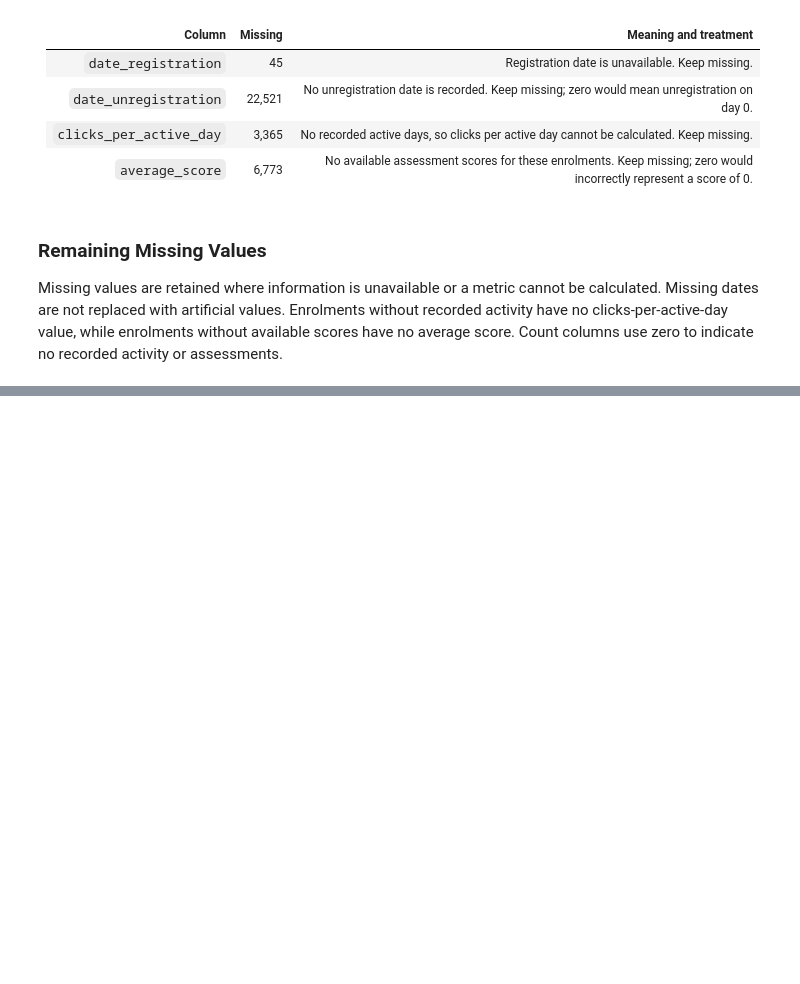
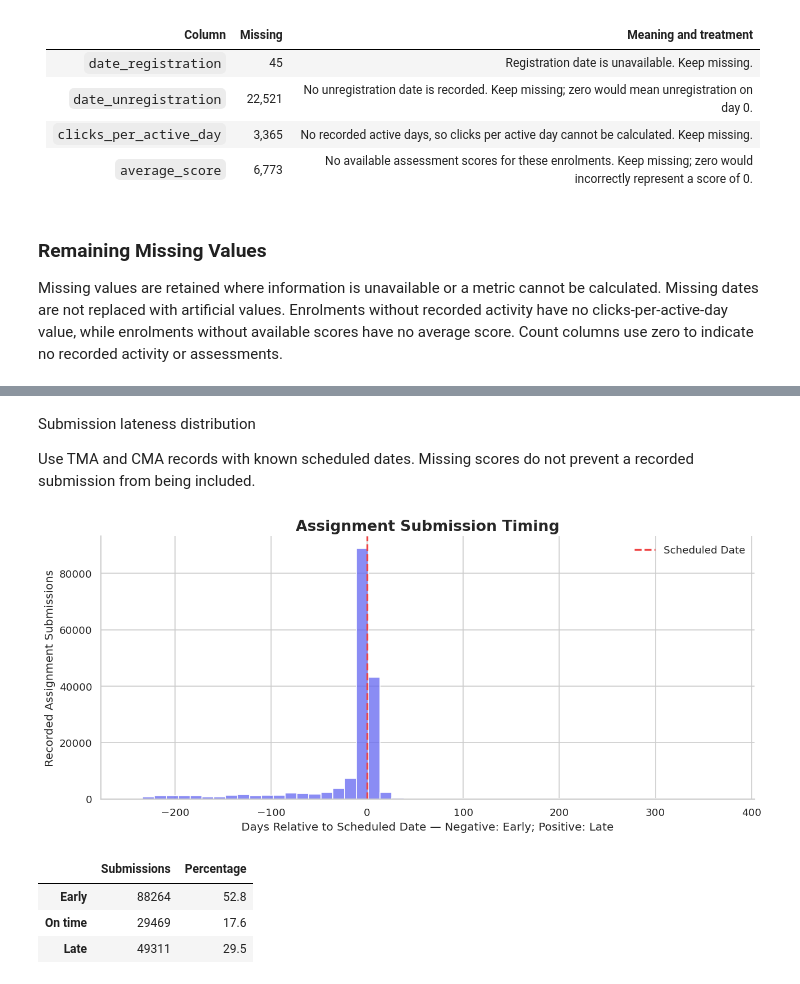
Before and after one commit to SruthiGS-Gito/sar-ai-early-warning-intervention-recommender, a Jupyter notebook: notebooks/student-academic-risk.ipynb, the cells around one changed output, grey strips where cells are left out. Drawn from its saved outputs; the diff is of its cells as text; code cells hidden in the pictures; blank space fills up the shorter version.

```diff
--- a/notebooks/student-academic-risk.ipynb
+++ b/notebooks/student-academic-risk.ipynb
@@ -622,0 +861,57 @@ Count columns use zero to indicate no recorded activity or assessments.
+# %% [markdown]
+Submission lateness distribution
+
+Use TMA and CMA records with known scheduled dates. Missing scores do not prevent a recorded submission from being included.
+# %%
+# Select assignments with known submission and scheduled dates
+timing = assessment_eda[
+    assessment_eda["assessment_type"].isin(["TMA", "CMA"])
+].dropna(subset=["lateness_days"])
+
+fig, ax = plt.subplots(figsize=(11, 5))
+
+sns.histplot(
+    data=timing,
+    x="lateness_days",
+    bins=50,
+    color="#6366F1",
+    edgecolor="white",
+    ax=ax
+)
+
+ax.axvline(
+    0,
+    color="#EF4444",
+    linestyle="--",
+    linewidth=2,
+    label="Scheduled Date"
+)
+
+ax.set_title("Assignment Submission Timing")
+ax.set_xlabel("Days Relative to Scheduled Date — Negative: Early; Positive: Late")
+ax.set_ylabel("Recorded Assignment Submissions")
+ax.legend(frameon=False)
+
+plt.tight_layout()
+plt.savefig("/kaggle/working/submission_lateness.png",
+            dpi=300, bbox_inches="tight")
+plt.show()
+
+# Summarise early, on-time, and late submissions
+timing_summary = pd.Series({
+    "Early": (timing["lateness_days"] < 0).sum(),
+    "On time": (timing["lateness_days"] == 0).sum(),
+    "Late": (timing["lateness_days"] > 0).sum()
+}).to_frame("Submissions")
+
+timing_summary["Percentage"] = (
+    timing_summary["Submissions"] / len(timing) * 100
+).round(1)
+
+display(timing_summary)
+# %% [output]
+[figure, added]
+|  | Submissions | Percentage |
+| Early | 88264 | 52.8 |
+| On time | 29469 | 17.6 |
+| Late | 49311 | 29.5 |
```
Also changed, not shown: parts of 48 cells of this notebook.
